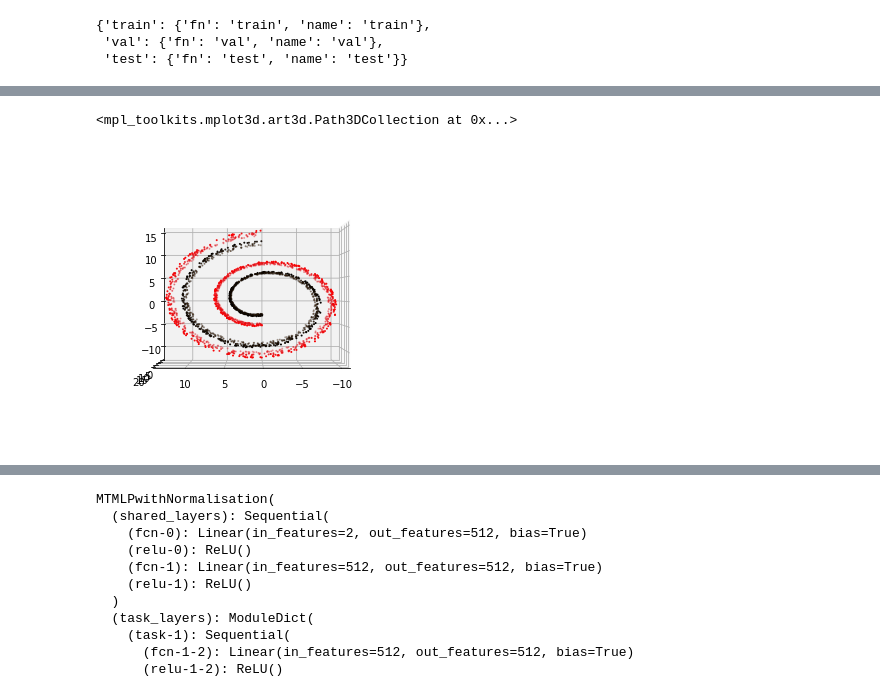
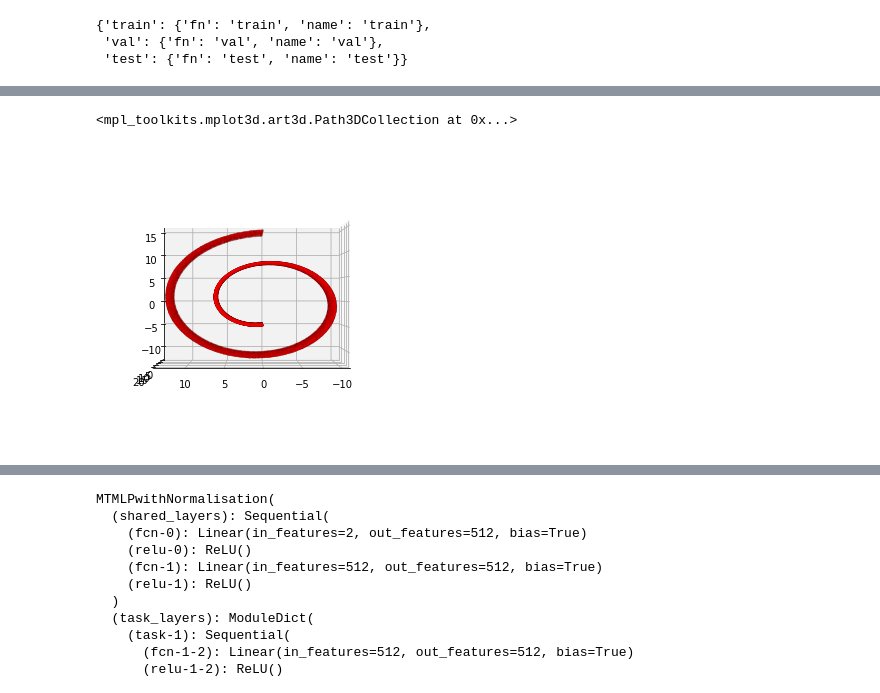
Before and after one commit to microsoft/distance-learner, a Jupyter notebook: notebooks/Playground.ipynb, the cells around one changed output, grey strips where cells are left out. Drawn from its saved outputs; the diff is of its cells as text; code cells hidden in the pictures.

Commit message:
swiss roll generation complete

```diff
--- a/notebooks/Playground.ipynb
+++ b/notebooks/Playground.ipynb
@@ -301,12 +352,13 @@ def make_swiss_roll2(n_samples=100, *, noise=0.0, random_state=None):
 # %%
-X2, _ = make_swiss_roll2(1000)
+X2, t2 = make_swiss_roll_std(100000)
+X, t = make_swiss_roll_std(100000)
 
 fig = plt.figure()
 ax = p3.Axes3D(fig)
 ax.view_init(0, 90)
-ax.scatter(X[:, 0], X[:, 1], X[:, 2], edgecolor='red', s=1)
+ax.scatter(X[:, 0], X[:, 1], X[:, 2], edgecolor='red', s=.001)
 
-ax.scatter(X2[:, 0], X2[:, 1], X2[:, 2], edgecolor='k', s=1)
+ax.scatter(X2[:, 0], X2[:, 1], X2[:, 2], edgecolor='k', s=.001)
 # %% [output]
 <mpl_toolkits.mplot3d.art3d.Path3DCollection at 0x...>
-[figure, old version]
+[figure, new version]
```
Also changed, not shown: parts of 28 cells of this notebook, 4 other files.
